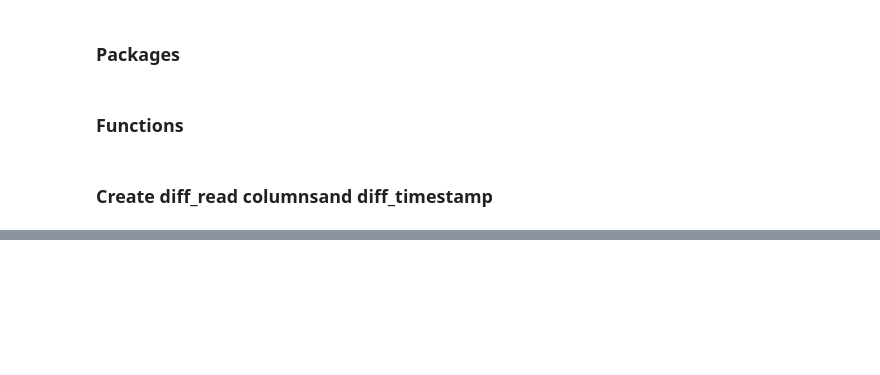
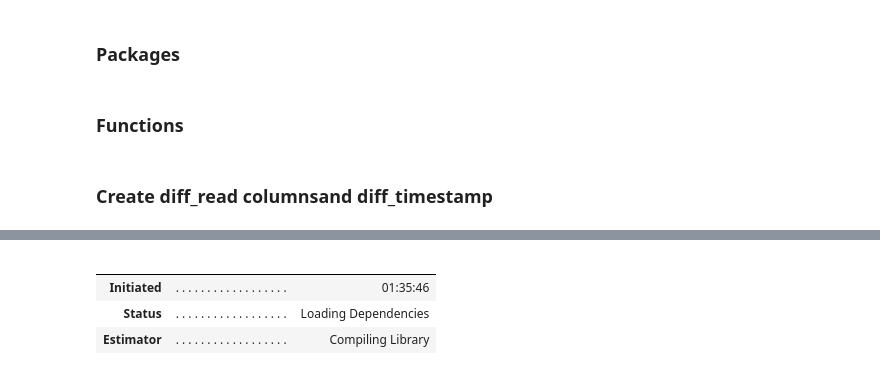
Before and after one commit to guico3lho/zrp_case, a Jupyter notebook: main.ipynb, the cells around one changed output, grey strips where cells are left out. Saved outputs shown, nothing was run; the diff lists cells and outputs as text; code cells hidden in the pictures; blank space fills up the shorter version.

```diff
--- a/main.ipynb
+++ b/main.ipynb
@@ -220,0 +308,8 @@ array([[<AxesSubplot: xlabel='diff_read0', ylabel='diff_read0'>,
+# %%
+leaderboard_exp1 = exp1.get_leaderboard()
+# %% [output]
+|  |  |  |
+|  |  |  |
+| Initiated | . . . . . . . . . . . . . . . . . . | 01:35:46 |
+| Status | . . . . . . . . . . . . . . . . . . | Loading Dependencies |
+| Estimator | . . . . . . . . . . . . . . . . . . | Compiling Library |
```
Also changed, not shown: parts of 12 cells of this notebook.
